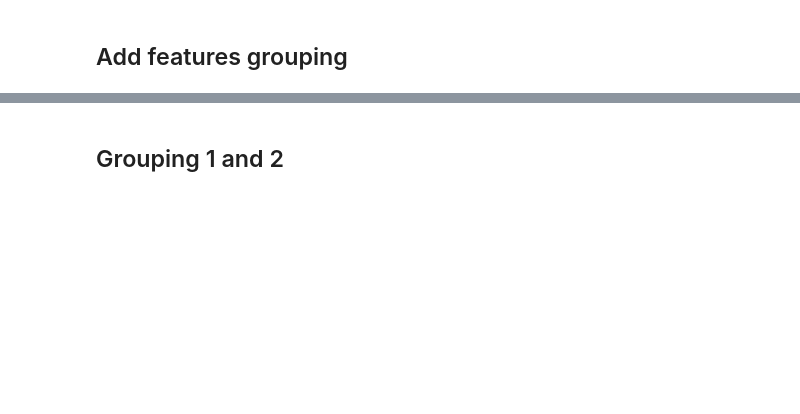
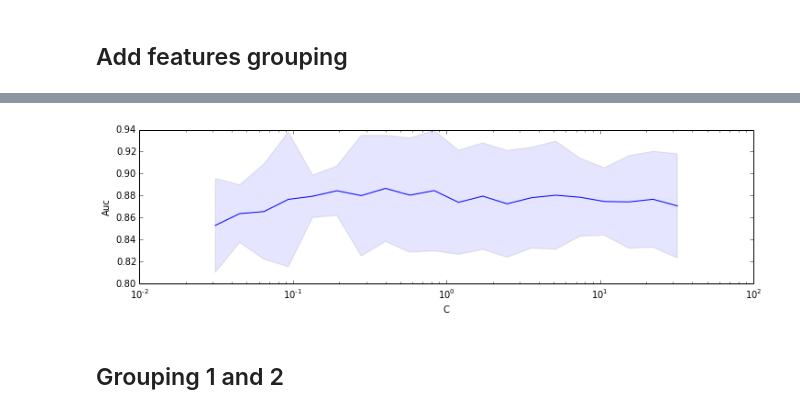
Before and after one commit to Newozz/research, a Jupyter notebook: fonarev_diploma.ipynb, the cells around one changed output, grey strips where cells are left out. Cells and saved outputs as stored; diff of their text form; code cells hidden in the pictures; blank space fills up the shorter version.

```diff
--- a/fonarev_diploma.ipynb
+++ b/fonarev_diploma.ipynb
@@ -246,11 +282,6 @@ pl.savefig('log_regression.pdf')
 # %%
 from itertools import combinations
 def group_data(data, degree=3, hash=hash):
-    """
-    numpy.array -> numpy.array
-
-    Groups all columns of data into all combinations of triples
-    """
     new_data = []
     m,n = data.shape
     for indicies in combinations(range(n), degree):
@@ -305,0 +296,3 @@ pl.savefig('log_regression_2.pdf')
+# %%
+from sklearn.linear_model import LogisticRegression
+log_regr2_scores = score_linear_model(dummy2_train_x, data_train_y, LogisticRegression())
@@ -306,2 +320,6 @@ pl.savefig('log_regression_2.pdf')
+# %%
+plot_linear_scores(log_regr2_scores, filename='log_regression_2')
+# %% [output]
+[figure, added]
 # %% [markdown]
 ## Grouping 1 and 2
```
Also changed, not shown: parts of 49 cells of this notebook.
